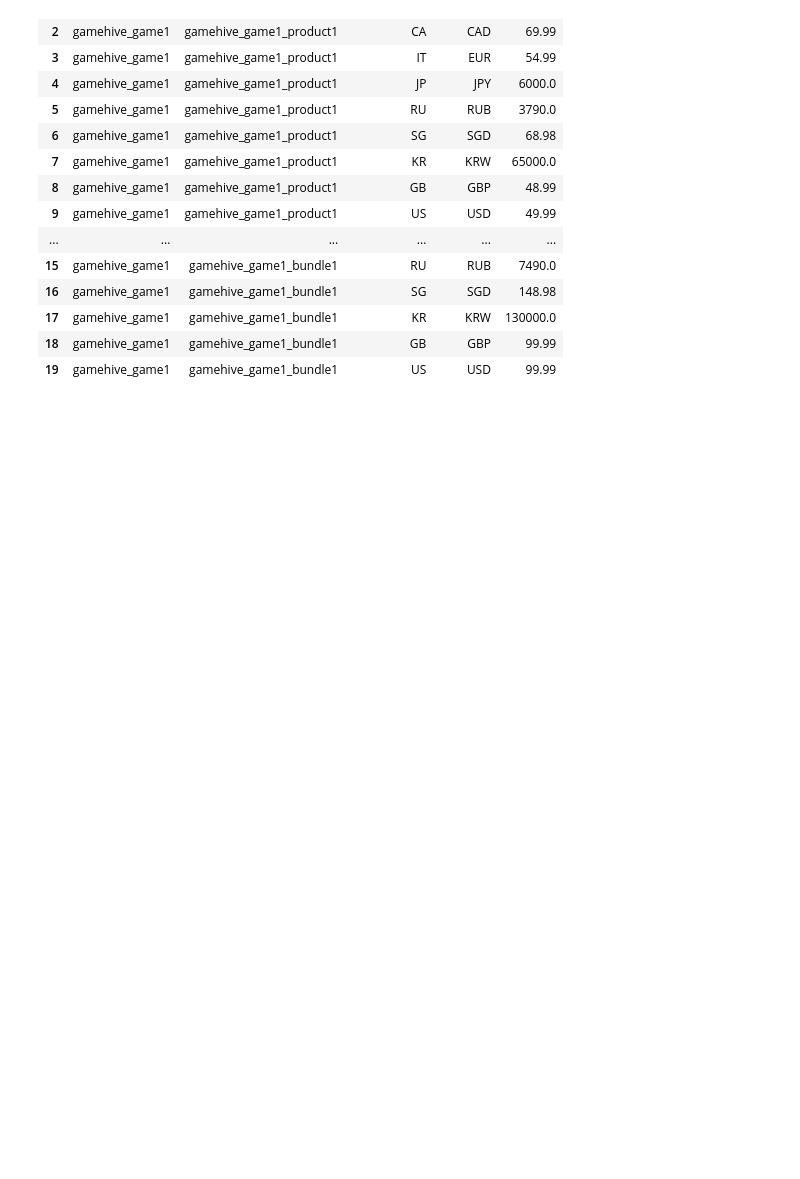
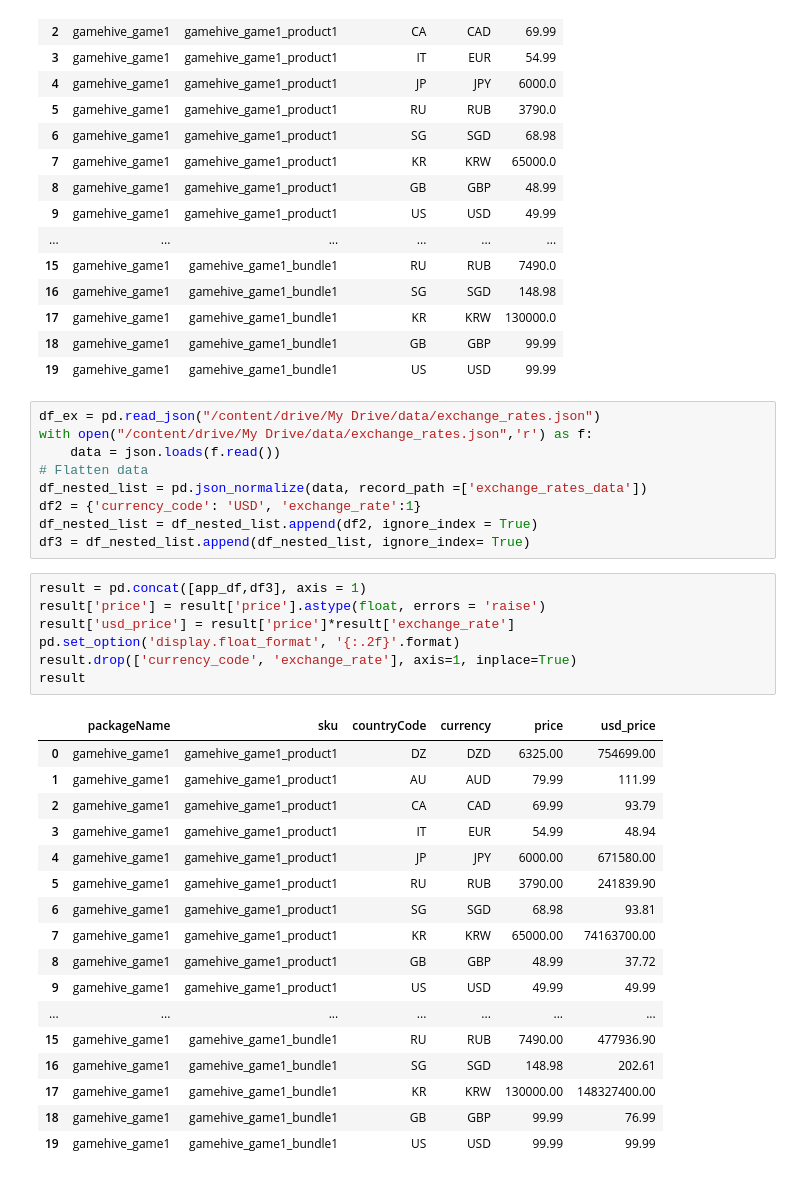
Before and after one commit to mayorofdata/demos, a Jupyter notebook: GH_solution.ipynb, the cells around one changed output. Cells and saved outputs as stored; diff of their text form; blank space fills up the shorter version.

```diff
--- a/GH_solution.ipynb
+++ b/GH_solution.ipynb
@@ -51,3 +51,37 @@ app_df
 | 17 | gamehive_game1 | gamehive_game1_bundle1 | KR | KRW | 130000.0 |
 | 18 | gamehive_game1 | gamehive_game1_bundle1 | GB | GBP | 99.99 |
 | 19 | gamehive_game1 | gamehive_game1_bundle1 | US | USD | 99.99 |
+# %%
+df_ex = pd.read_json("/content/drive/My Drive/data/exchange_rates.json")
+with open("/content/drive/My Drive/data/exchange_rates.json",'r') as f:
+    data = json.loads(f.read())
+# Flatten data
+df_nested_list = pd.json_normalize(data, record_path =['exchange_rates_data'])
+df2 = {'currency_code': 'USD', 'exchange_rate':1}
+df_nested_list = df_nested_list.append(df2, ignore_index = True)
+df3 = df_nested_list.append(df_nested_list, ignore_index= True)
+# %%
+result = pd.concat([app_df,df3], axis = 1)
+result['price'] = result['price'].astype(float, errors = 'raise')
+result['usd_price'] = result['price']*result['exchange_rate']
+pd.set_option('display.float_format', '{:.2f}'.format)
+result.drop(['currency_code', 'exchange_rate'], axis=1, inplace=True)
+result
+# %% [output]
+|  | packageName | sku | countryCode | currency | price | usd_price |
+| 0 | gamehive_game1 | gamehive_game1_product1 | DZ | DZD | 6325.00 | 754699.00 |
+| 1 | gamehive_game1 | gamehive_game1_product1 | AU | AUD | 79.99 | 111.99 |
+| 2 | gamehive_game1 | gamehive_game1_product1 | CA | CAD | 69.99 | 93.79 |
+| 3 | gamehive_game1 | gamehive_game1_product1 | IT | EUR | 54.99 | 48.94 |
+| 4 | gamehive_game1 | gamehive_game1_product1 | JP | JPY | 6000.00 | 671580.00 |
+| 5 | gamehive_game1 | gamehive_game1_product1 | RU | RUB | 3790.00 | 241839.90 |
+| 6 | gamehive_game1 | gamehive_game1_product1 | SG | SGD | 68.98 | 93.81 |
+| 7 | gamehive_game1 | gamehive_game1_product1 | KR | KRW | 65000.00 | 74163700.00 |
+| 8 | gamehive_game1 | gamehive_game1_product1 | GB | GBP | 48.99 | 37.72 |
+| 9 | gamehive_game1 | gamehive_game1_product1 | US | USD | 49.99 | 49.99 |
+| ... | ... | ... | ... | ... | ... | ... |
+| 15 | gamehive_game1 | gamehive_game1_bundle1 | RU | RUB | 7490.00 | 477936.90 |
+| 16 | gamehive_game1 | gamehive_game1_bundle1 | SG | SGD | 148.98 | 202.61 |
+| 17 | gamehive_game1 | gamehive_game1_bundle1 | KR | KRW | 130000.00 | 148327400.00 |
+| 18 | gamehive_game1 | gamehive_game1_bundle1 | GB | GBP | 99.99 | 76.99 |
+| 19 | gamehive_game1 | gamehive_game1_bundle1 | US | USD | 99.99 | 99.99 |
```
